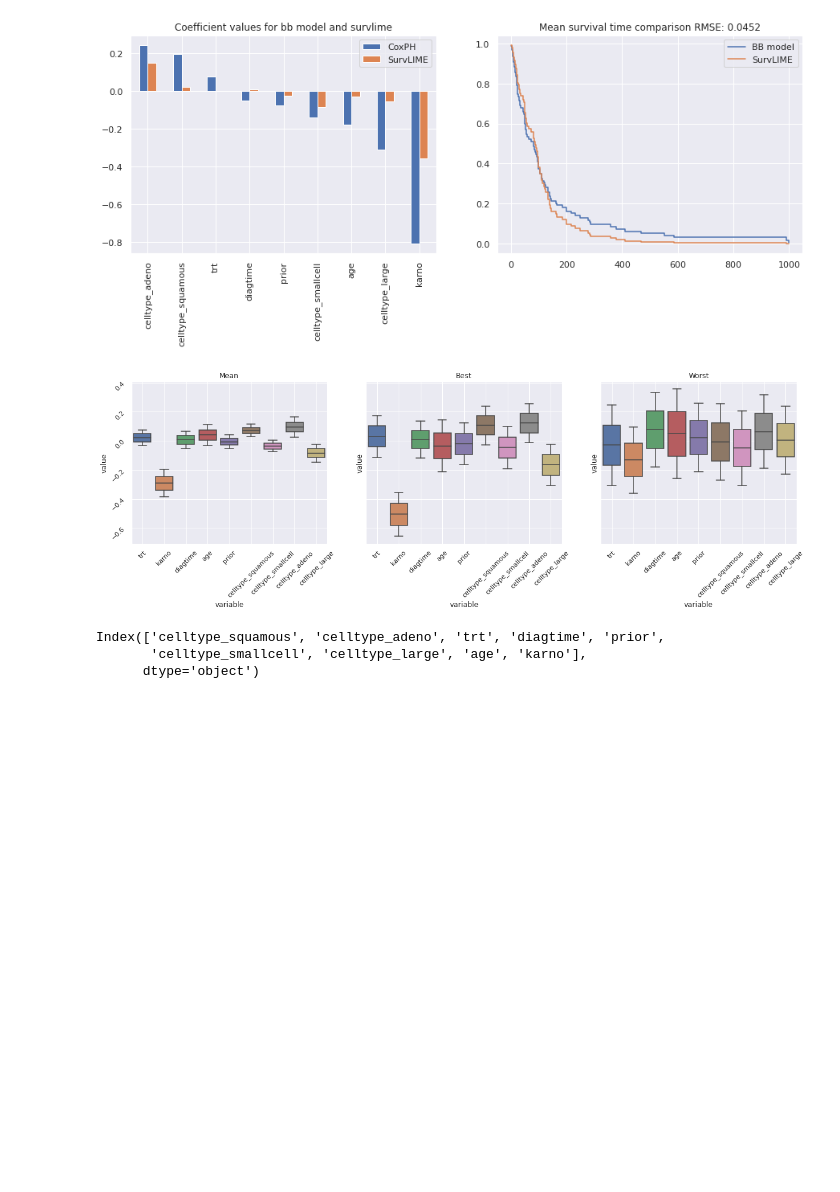
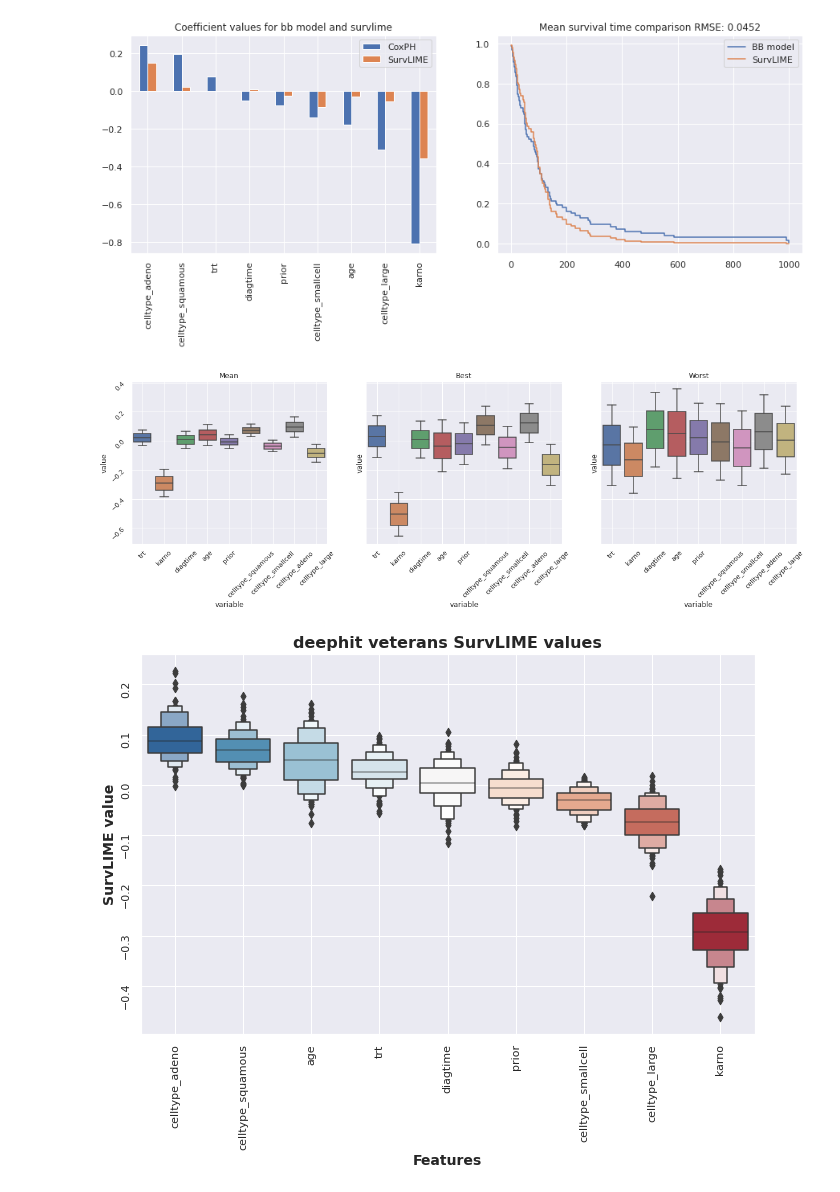
Before and after one commit to imatge-upc/SurvLIME-experiments, a Jupyter notebook: notebooks/verify_experiment_3.ipynb, the cells around one changed output. Drawn from its saved outputs; the diff is of its cells as text; code cells hidden in the pictures; blank space fills up the shorter version.

Commit message:
Add script to compute experiment 3 with DL models

```diff
--- a/notebooks/verify_experiment_3.ipynb
+++ b/notebooks/verify_experiment_3.ipynb
@@ -27,7 +27,7 @@ from survLime.datasets.load_datasets import Loader
 from survLime import survlime_explainer
 
 
-dataset = 'veterans'
+dataset = 'lung'
 loader = Loader(dataset_name=dataset)
 x,events, times = loader.load_data()
 
@@ -166,11 +161,51 @@ sns.boxplot(x="variable", y="value", data=pd.melt(dfs_together_max.quantile(q=[0
 ax[2].set_title('Worst'); ax[2].tick_params(labelrotation=45); ax[2].xaxis.grid(True)
 # %% [output]
 [figure]
-# %%
-df = compt_weights.mean()
-df = df.sort_values(ascending=False).index
-df
-# %% [output]
-Index(['celltype_squamous', 'celltype_adeno', 'trt', 'diagtime', 'prior',
-       'celltype_smallcell', 'celltype_large', 'age', 'karno'],
-      dtype='object')
+# %%
+from tqdm import tqdm
+
+w_path = f'/home/carlos.hernandez/PhD/survlime-paper/survLime/computed_weights_csv/exp3/'
+
+dataset = 'veterans'
+model_type = 'deephit'
+
+length = 100
+mean_dfs = []
+surv_volume = np.ndarray((length, 371, 75))
+#surv_ = np.ndarray((371, 68))
+good_ones = []
+for i in tqdm(range(length)):
+    compt_weights = pd.read_csv(w_path+f'rsf_exp_{dataset}_surv_weights_na_rand_seed_{i}.csv')
+   # import ipdb;ipdb.set_trace()
+ #   compt_weights.drop('ph.ecog_3.0', inplace=True, axis=1)
+    cols= compt_weights.columns
+    compt_weights = compt_weights.dropna(axis=0)
+    try:
+        mean_dfs.append(compt_weights.mean())
+
+        #surv_volume[i] = compt_weights.to_numpy()
+        #good_ones.append(i)
+    except:
+        pass
+        print(i)
+
+surv_volume = surv_volume[good_ones]
+
+pru = pd.DataFrame(data=mean_dfs, columns=cols)
+pru = pru.reindex(pru.mean().sort_values(ascending=False).index, axis=1)
+
+
+fig, ax= plt.subplots(1,1, figsize=(11,7), sharey=True)
+ax.tick_params(labelrotation=90); #ax.xaxis.grid(True)
+p = sns.boxenplot(x="variable", y="value", data=pd.melt(pru), palette='RdBu_r',
+                                    ax=ax) #'GnBu_r'
+ax.tick_params(labelrotation=90); #ax.xaxis.grid(True)
+p.set_xlabel('Features', fontsize= 14, fontweight='bold')
+p.set_ylabel('SurvLIME value', fontsize= 14, fontweight='bold')
+p.yaxis.grid(True)
+p.xaxis.grid(True)
+p.set_title(f'{model_type} {dataset} SurvLIME values', fontsize= 16, fontweight='bold');
+
+plt.savefig(f'figures/{model_type}_{dataset}.png',  bbox_inches='tight', dpi=200)
+# %% [output]
+[figure, added]
```
Also changed, not shown: parts of 2 cells of this notebook, 3 other files.
